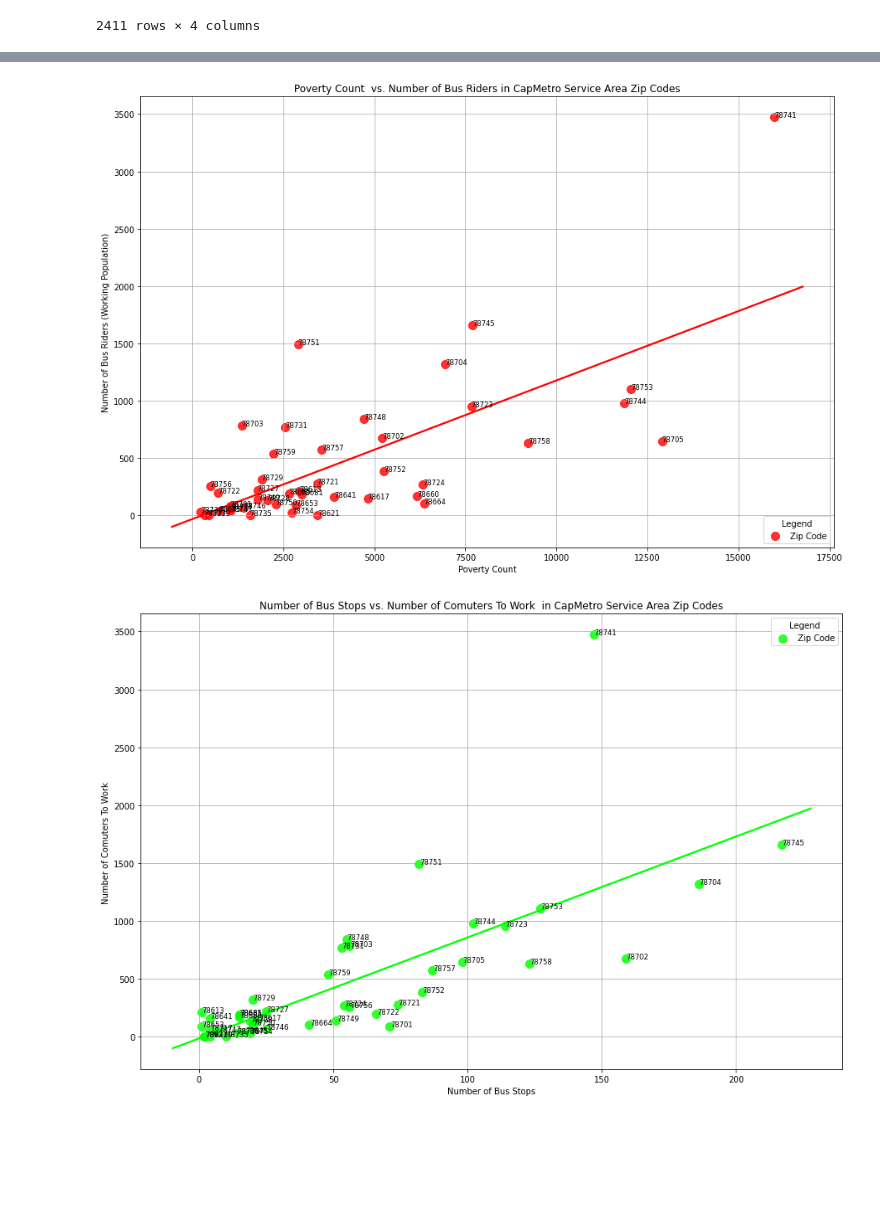
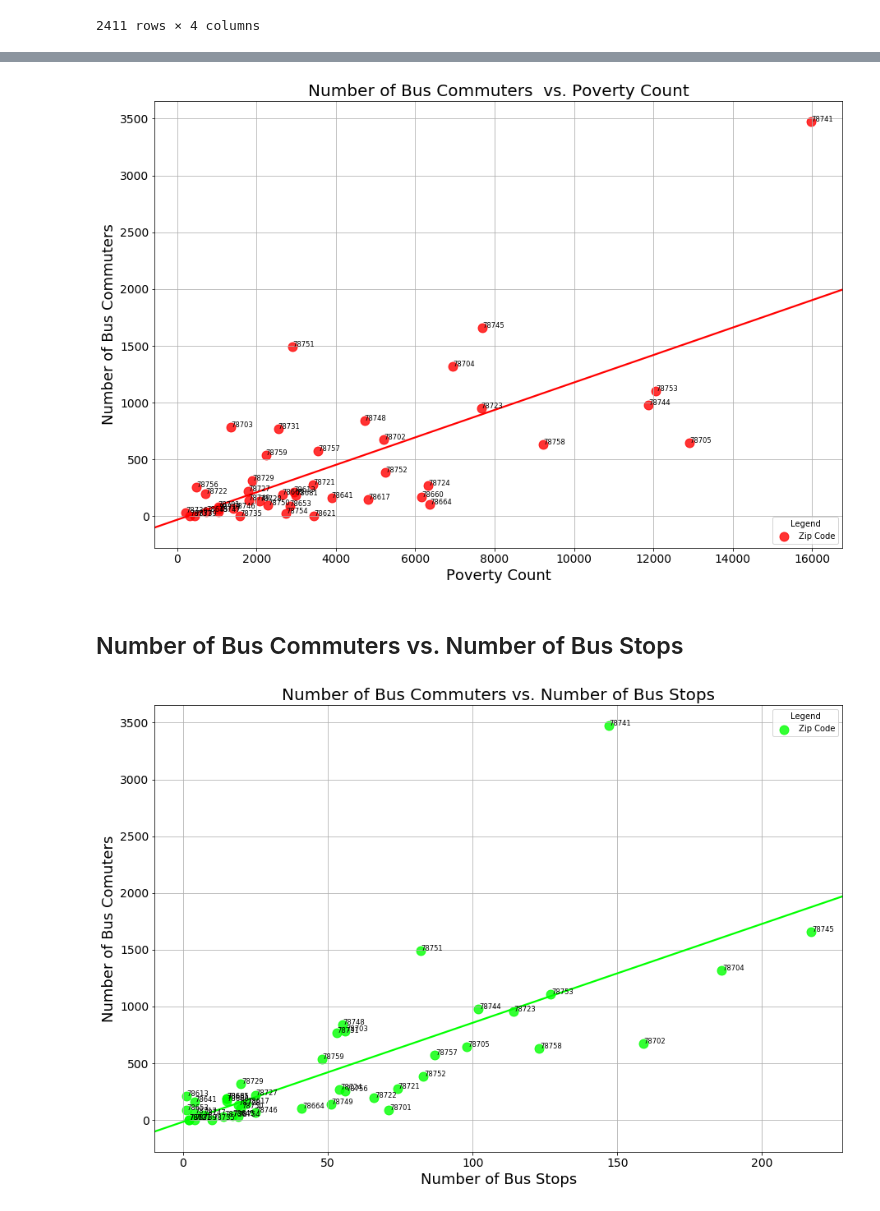
Before and after one commit to akkheyy/Project_1, a Jupyter notebook: Group_Project.ipynb, the cells around one changed output, grey strips where cells are left out. Cells and saved outputs as stored; diff of their text form; code cells hidden in the pictures; blank space fills up the shorter version.

```diff
--- a/Group_Project.ipynb
+++ b/Group_Project.ipynb
@@ -167,10 +236,10 @@ master_df
 # %%
-zip_code_data = master_df.loc[:, ["Zip_Codes", "Poverty_Count", "Work_Pop_Bus", "Poverty_Rate"]].drop_duplicates()
+zip_code_data = master_df.loc[:, ["Zip_Codes", "Poverty_Count", "Work_Pop_Bus", "Poverty_Rate", "Population"]].drop_duplicates()
 bus_stop_count = master_df.groupby('Zip_Codes').count()['stop_name']
 
 plot_data = pd.merge(bus_stop_count, zip_code_data, on = ('Zip_Codes','Zip_Codes'), how = 'inner')
 
-plot_data.columns= ["Zip_Codes","Bus_Stop_Quantity","Poverty_Count", "Work_Pop_Bus", "Poverty_Rate"]
+plot_data.columns= ["Zip_Codes","Bus_Stop_Quantity","Poverty_Count", "Work_Pop_Bus", "Poverty_Rate", "Population"]
 
 df = plot_data
 df.head()
@@ -183,0 +255,19 @@ df.head()
+# %%
+plt.figure(figsize = (15,10))
+
+pop_plot = sns.regplot(data= df, x= "Bus_Stop_Quantity", y= "Population", marker= "o", scatter_kws={'s':120}, ci=None, label= "Zip Code", color= "#0000ff")
+
+# add annotations one by one with a loop
+for line in range(0, df.shape[0]):
+     pop_plot.text(df.Bus_Stop_Quantity[line] + 0.2, df.Population[line], df.Zip_Codes[line], horizontalalignment= 'left', size= 'small', color= "black")
+
+plt.grid()
+plt.legend(title= "Legend", loc= "upper right")
+plt.title("Number of Bus Stops vs. CapMetro Service Area Population")
+plt.xlabel("Number of Bus Stops")
+plt.ylabel("Population")
+
+plt.savefig("Bus_Stop_VS_Population.png")
+
+plt.show()
+plt.close()
@@ -184,11 +278,11 @@ df.head()
 # %%
 plt.figure(figsize = (15,10))
 
-poverty_count_plot = sns.regplot(data= df, x= "Poverty_Rate", y= "Bus_Stop_Quantity", marker= "o", scatter_kws={'s':100}, ci=None, label= "Zip Code", color= "#ff00ff")
+poverty_rate_plot = sns.regplot(data= df, x= "Poverty_Rate", y= "Bus_Stop_Quantity", marker= "o", scatter_kws={'s':120}, ci=None, label= "Zip Code", color= "#ff00ff")
 
 # add annotations one by one with a loop
 for line in range(0, df.shape[0]):
-     poverty_count_plot.text(df.Poverty_Rate[line] + 0.2, df.Bus_Stop_Quantity[line], df.Zip_Codes[line], horizontalalignment= 'left', size= 'small', color= "black")
+     poverty_rate_plot.text(df.Poverty_Rate[line] + 0.2, df.Bus_Stop_Quantity[line], df.Zip_Codes[line], horizontalalignment= 'left', size= 'small', color= "black")
 
 plt.grid()
 plt.legend(title= "Legend", loc= "upper right")
@@ -205,6 +301,6 @@ plt.close()
 # %%
 plt.figure(figsize = (15,10))
-poverty_count_plot = sns.regplot(data= df, x= "Poverty_Count", y= "Work_Pop_Bus", marker= "o", scatter_kws={'s':100}, ci=None, label= "Zip Code", color= "#ff0000")
+poverty_count_plot = sns.regplot(data= df, x= "Poverty_Count", y= "Work_Pop_Bus", marker= "o", scatter_kws={'s':120}, ci=None, label= "Zip Code", color= "#ff0000")
 
 # add annotations one by one with a loop
 for line in range(0, df.shape[0]):
@@ -212,29 +308,31 @@ for line in range(0, df.shape[0]):
 
 plt.grid()
 plt.legend(title= "Legend", loc= "lower right")
-plt.title("Poverty Count  vs. Number of Bus Riders in CapMetro Service Area Zip Codes")
+plt.title("Number of Bus Commuters  vs. Poverty Count")
 plt.xlabel("Poverty Count")
-plt.ylabel("Number of Bus Riders (Working Population)")
+plt.ylabel("Number of Bus Commuters")
 
 plt.savefig("Poverty_Count_VS_Bus_Riders.png")
 
 plt.show()
 plt.close()
 # %% [output]
-[figure, old version]
+[figure, new version]
+# %% [markdown]
+## Number of Bus Commuters vs. Number of Bus Stops
 # %%
 plt.figure(figsize = (15,10))
-poverty_count_plot = sns.regplot(data= df, x= "Bus_Stop_Quantity", y= "Work_Pop_Bus", marker= "o", scatter_kws={'s':100}, ci=None, label= "Zip Code", color= "#00ff00")
+bus_plot = sns.regplot(data= df, x= "Bus_Stop_Quantity", y= "Work_Pop_Bus", marker= "o", scatter_kws={'s':120}, ci=None, label= "Zip Code", color= "#00ff00")
 # add annotations one by one with a loop
 for line in range(0, df.shape[0]):
-   poverty_count_plot.text(df.Bus_Stop_Quantity[line] + 0.2, df.Work_Pop_Bus[line], df.Zip_Codes[line], horizontalalignment= 'left', size= 'small', color= "black")
+   bus_plot.text(df.Bus_Stop_Quantity[line] + 0.2, df.Work_Pop_Bus[line], df.Zip_Codes[line], horizontalalignment= 'left', size= 'small', color= "black")
 plt.grid()
 plt.legend(title= "Legend", loc= "upper right")
-plt.title("Number of Bus Stops vs. Number of Comuters To Work  in CapMetro Service Area Zip Codes")
+plt.title("Number of Bus Commuters vs. Number of Bus Stops")
 plt.xlabel("Number of Bus Stops")
-plt.ylabel("Number of Comuters To Work ")
+plt.ylabel("Number of Bus Comuters")
 
 plt.show()
 plt.close()
 # %% [output]
-[figure, old version]
+[figure, new version]
```
Also changed, not shown: parts of 24 cells of this notebook, 1 other file.
